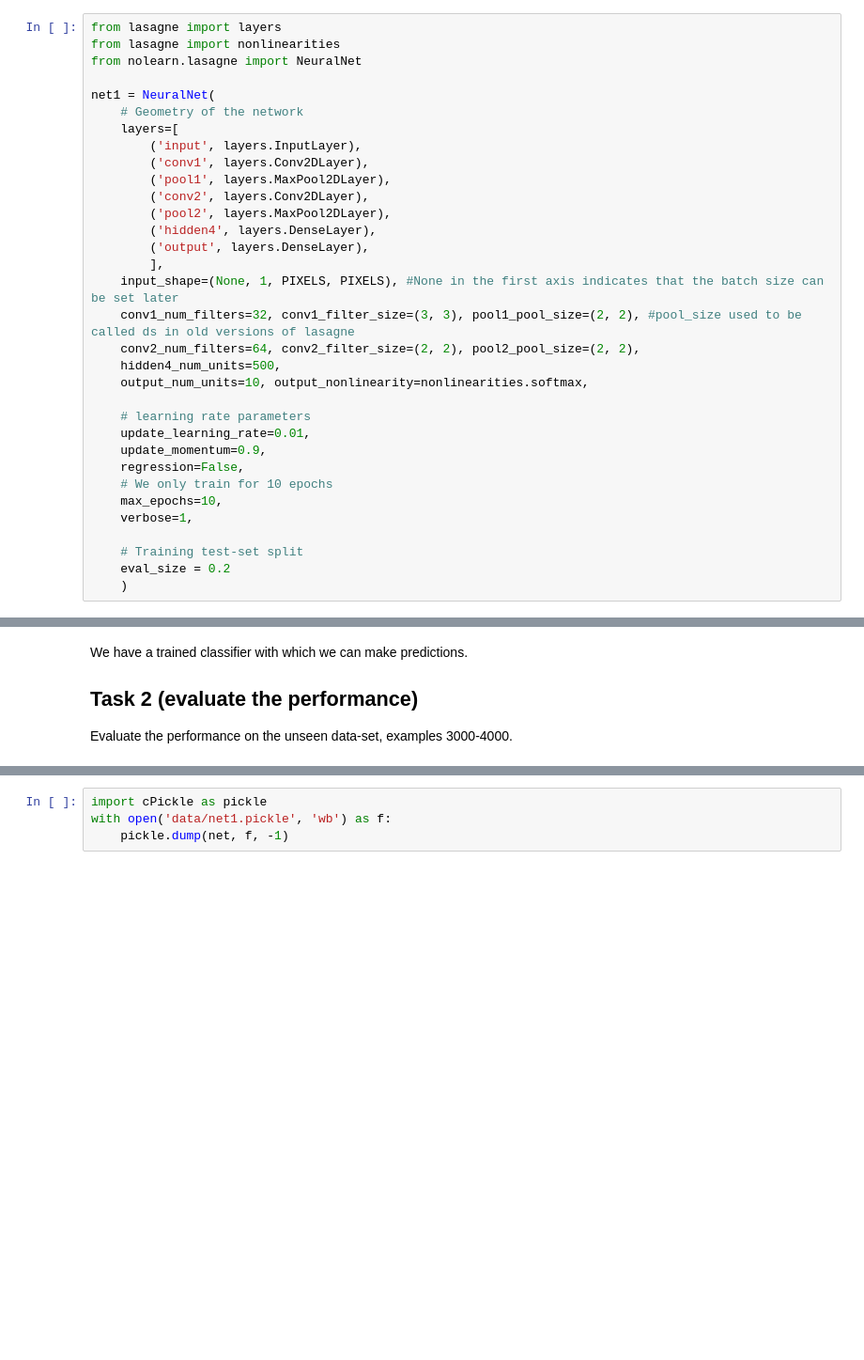
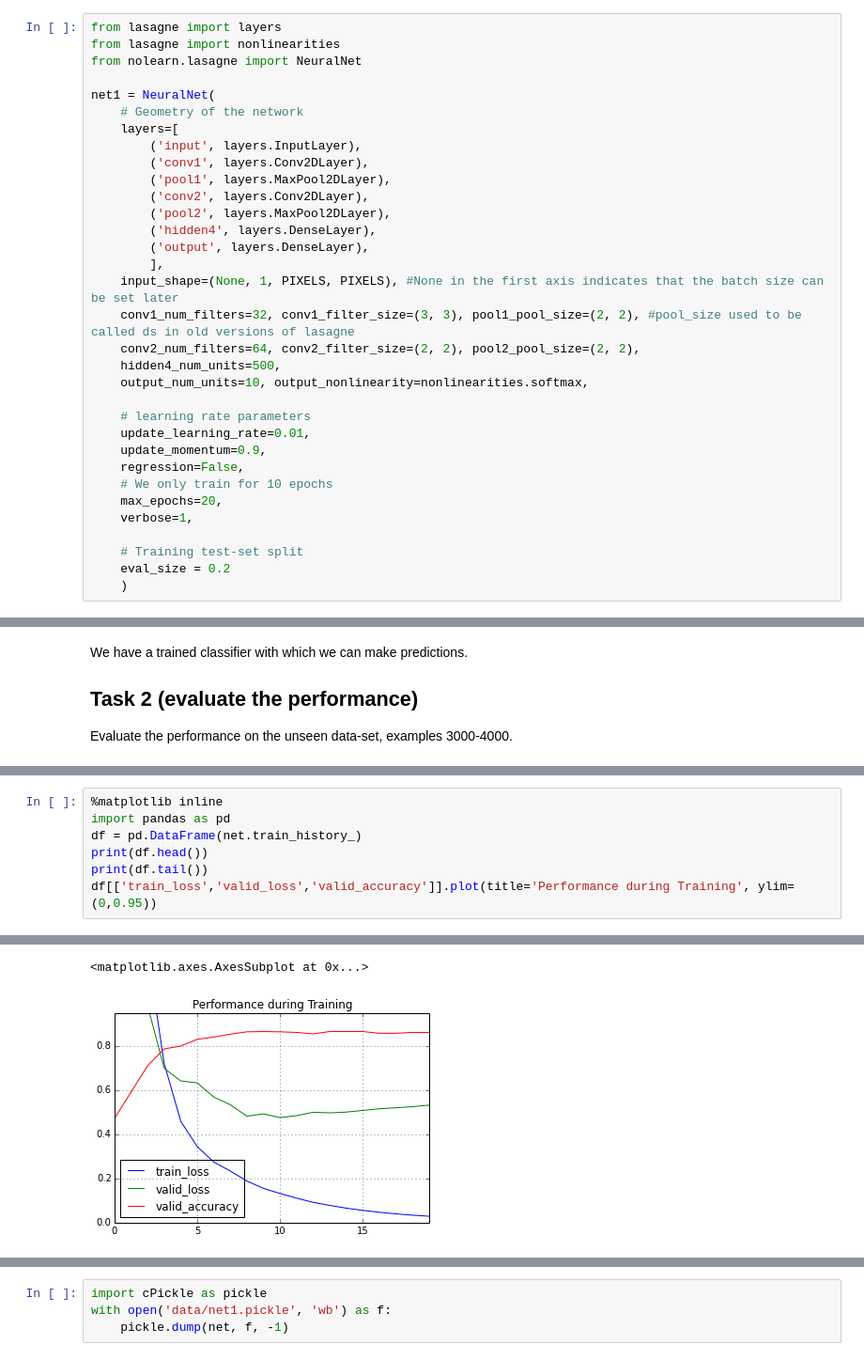
Before and after one commit to oduerr/dl_cas, a Jupyter notebook: mnist/MinimalLasagneCNN_lsg.ipynb, the cells around one changed output, grey strips where cells are left out. Shown at 94% size. Drawn from its saved outputs; the diff is of its cells as text; blank space fills up the shorter version.

```diff
--- a/mnist/MinimalLasagneCNN_lsg.ipynb
+++ b/mnist/MinimalLasagneCNN_lsg.ipynb
@@ -48,7 +48,7 @@ net1 = NeuralNet(
     update_momentum=0.9,
     regression=False,
     # We only train for 10 epochs
-    max_epochs=10,
+    max_epochs=20,
     verbose=1,
 
     # Training test-set split
@@ -101,0 +99,8 @@ We have stored a learned model (see below how this works out). We did the learni
+# %%
+%matplotlib inline
+import pandas as pd
+df = pd.DataFrame(net.train_history_)
+print(df.head())
+print(df.tail())
+df[['train_loss','valid_loss','valid_accuracy']].plot(title='Performance during Training', ylim=(0,0.95))
+# %% [output]
@@ -101,0 +119,2 @@ We have stored a learned model (see below how this works out). We did the learni
+<matplotlib.axes.AxesSubplot at 0x...>
+[figure, added]
```
Also changed, not shown: parts of 8 cells of this notebook, 1 other file.
